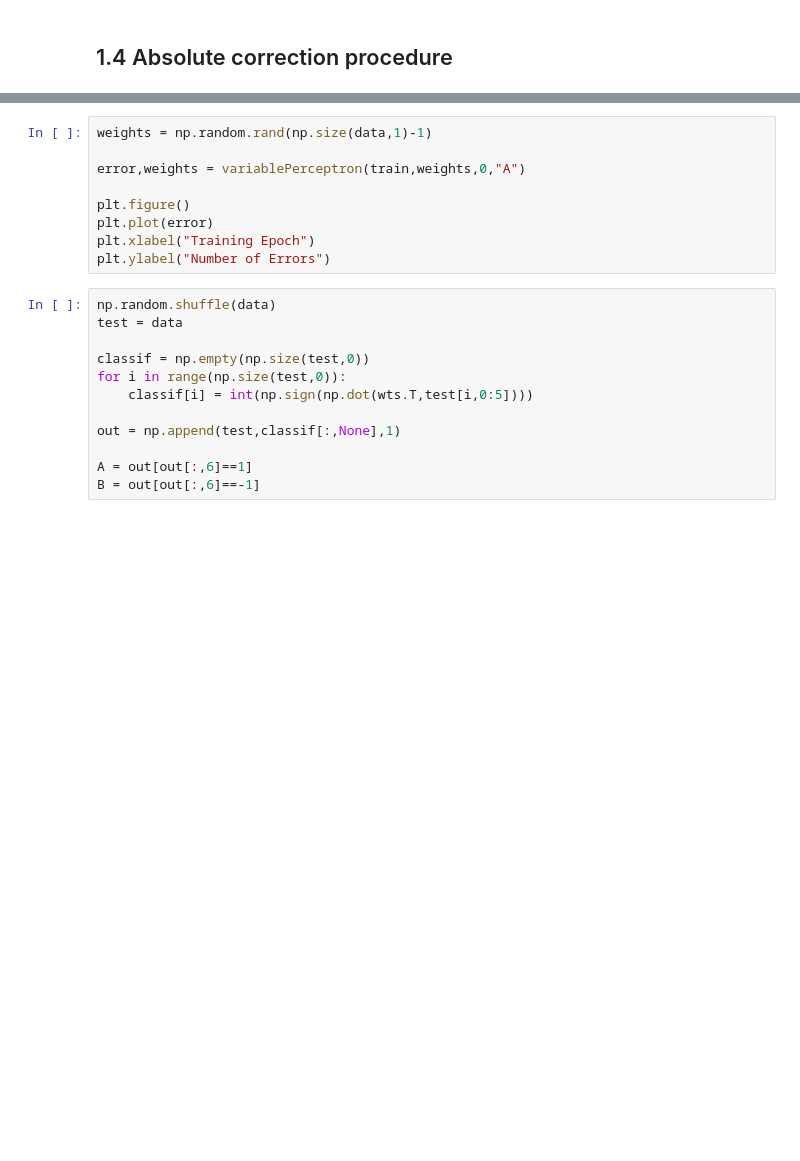
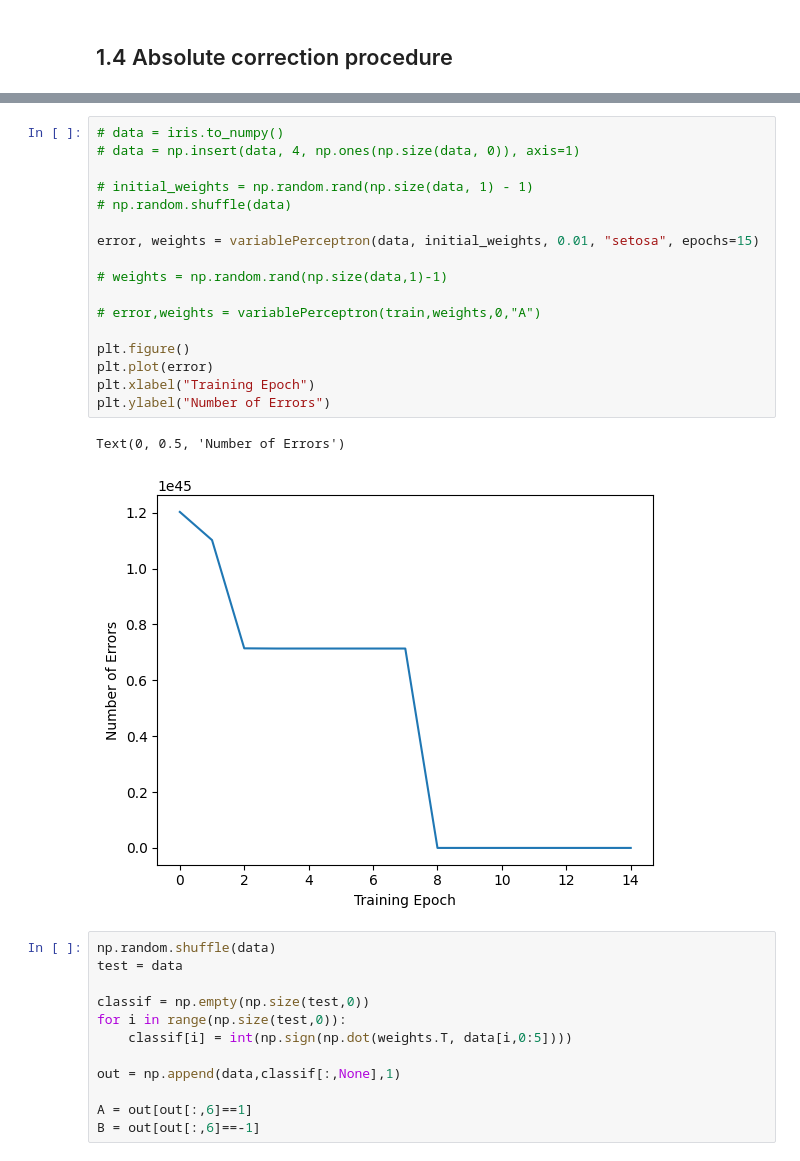
Before and after one commit to ralbso/nn-classification, a Jupyter notebook: perceptron.ipynb, the cells around one changed output, grey strips where cells are left out. Drawn from its saved outputs; the diff is of its cells as text; blank space fills up the shorter version.

```diff
--- a/perceptron.ipynb
+++ b/perceptron.ipynb
@@ -262,21 +326,32 @@ def variablePerceptron(x,w,beta,cls,epochs=50):
 # %%
-weights = np.random.rand(np.size(data,1)-1)
+# data = iris.to_numpy()
+# data = np.insert(data, 4, np.ones(np.size(data, 0)), axis=1)
 
-error,weights = variablePerceptron(train,weights,0,"A")
+# initial_weights = np.random.rand(np.size(data, 1) - 1)
+# np.random.shuffle(data)
+
+error, weights = variablePerceptron(data, initial_weights, 0.01, "setosa", epochs=15)
+
+# weights = np.random.rand(np.size(data,1)-1)
+
+# error,weights = variablePerceptron(train,weights,0,"A")
 
 plt.figure()
 plt.plot(error)
 plt.xlabel("Training Epoch")
 plt.ylabel("Number of Errors")
+# %% [output]
+Text(0, 0.5, 'Number of Errors')
+[figure, added]
 # %%
 np.random.shuffle(data)
 test = data
 
 classif = np.empty(np.size(test,0))
 for i in range(np.size(test,0)):
-    classif[i] = int(np.sign(np.dot(wts.T,test[i,0:5])))
+    classif[i] = int(np.sign(np.dot(weights.T, data[i,0:5])))
 
-out = np.append(test,classif[:,None],1)
+out = np.append(data,classif[:,None],1)
 
 A = out[out[:,6]==1]
 B = out[out[:,6]==-1]
```
Also changed, not shown: parts of 10 cells of this notebook, 2 other files.
